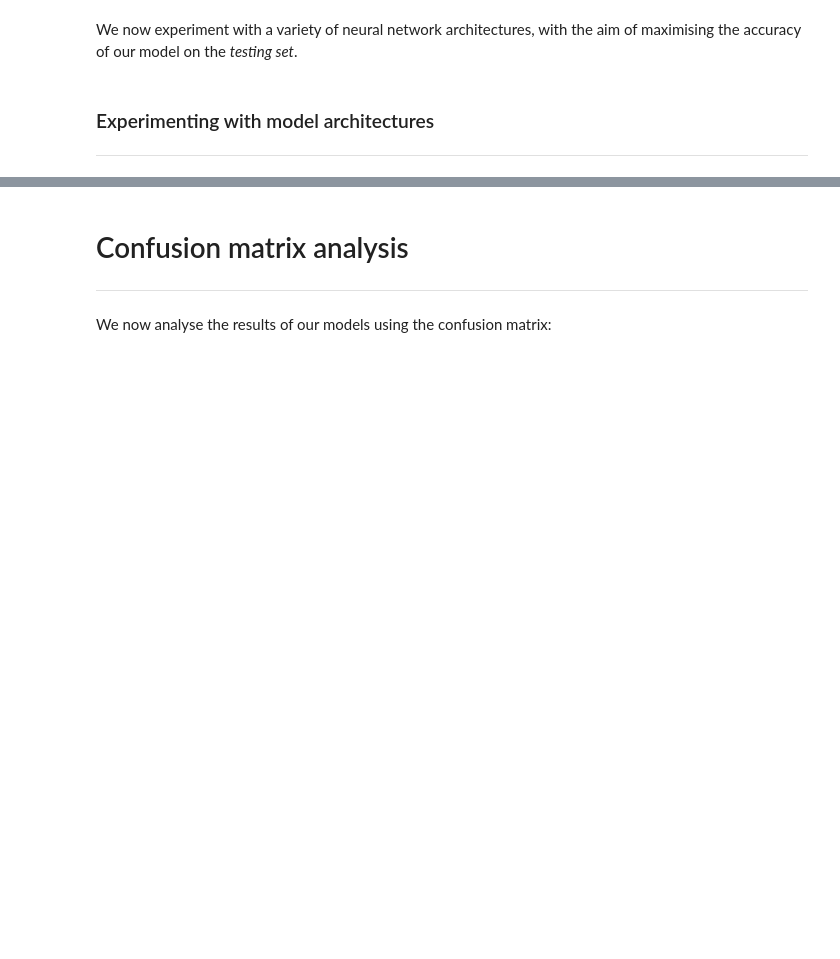
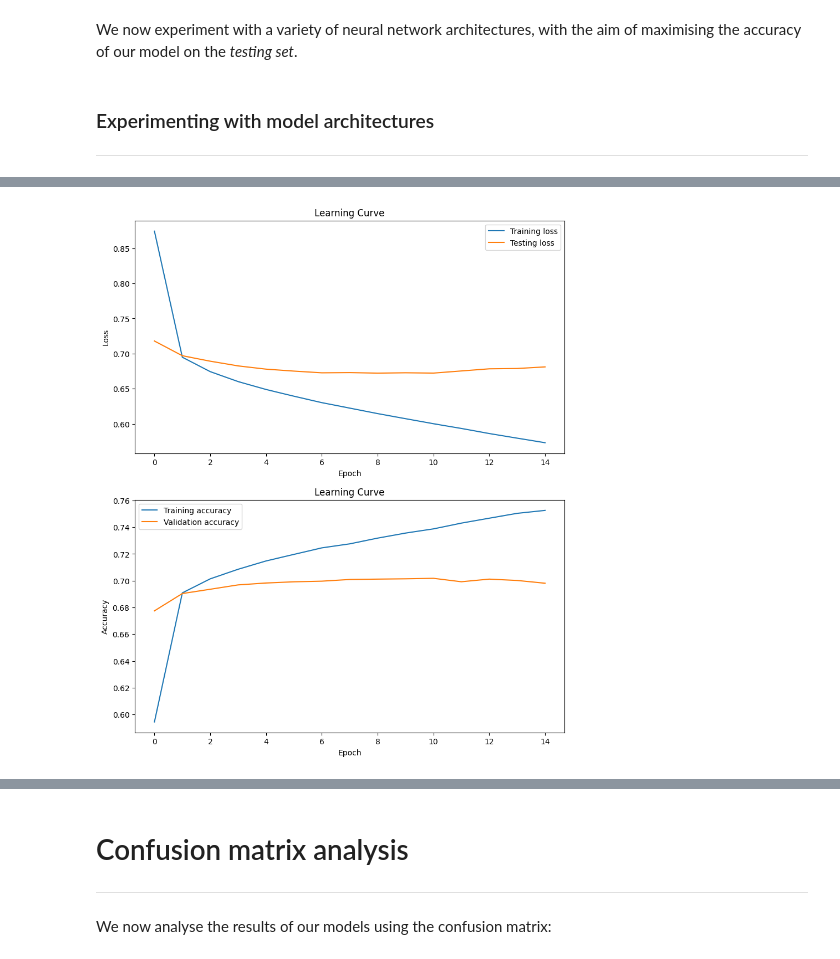
Before and after one commit to AmeerAliSaleem/MA4J5_Project, a Jupyter notebook: Ameer_Ali_Saleem_MA4J5_three_class_setup.ipynb, the cells around one changed output, grey strips where cells are left out. Cells and saved outputs as stored; diff of their text form; code cells hidden in the pictures; blank space fills up the shorter version.

```diff
--- a/Ameer_Ali_Saleem_MA4J5_three_class_setup.ipynb
+++ b/Ameer_Ali_Saleem_MA4J5_three_class_setup.ipynb
@@ -422,0 +439,14 @@ Epoch 15/15
+# %%
+# model hyperparameters
+embedding_dim = 16
+num_epochs = 15
+batch_size = 1000
+
+# flattening with less complex network
+model4 = tf.keras.Sequential([
+    tf.keras.layers.Embedding(vocab_size, embedding_dim, input_length=max_length),
+    tf.keras.layers.Conv1D(128, 5, activation='relu'),
+    tf.keras.layers.GlobalMaxPooling1D(),
+    tf.keras.layers.Dense(3, activation='softmax')
+])
+model4.compile(loss='categorical_crossentropy',optimizer='adam',metrics=['accuracy'])
@@ -422,0 +455,2 @@ Epoch 15/15
+# %%
+history4 = model4.fit(train_padded, tf.one_hot(train_labels,3), batch_size=batch_size, epochs=num_epochs, validation_data=(test_padded, tf.one_hot(test_labels,3)), verbose=2)
@@ -422,0 +475,4 @@ Epoch 15/15
+# %%
+learning_curve(history4)
+# %% [output]
+[figure, added]
```
Also changed, not shown: parts of 34 cells of this notebook.
